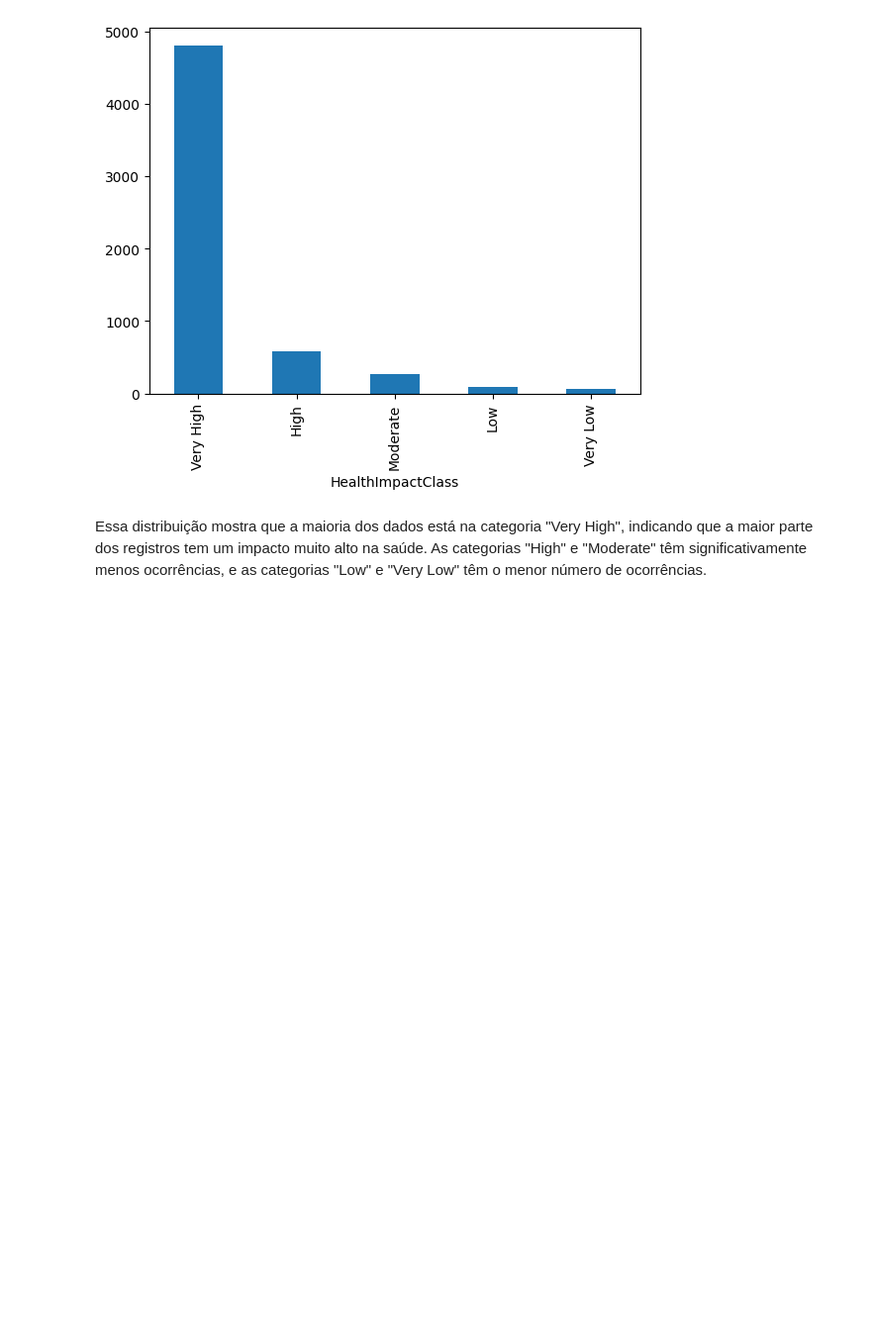
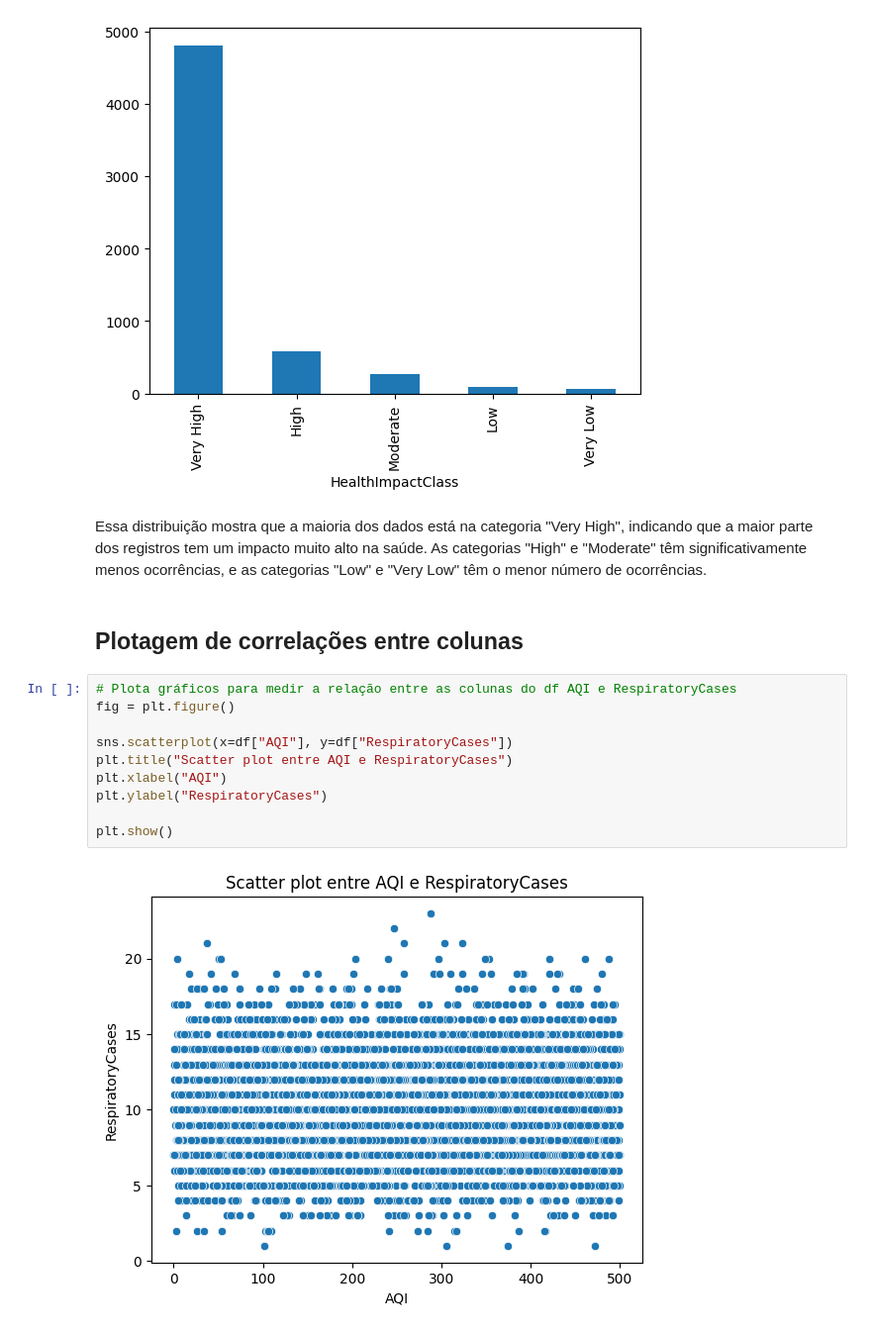
Before and after one commit to Mariana-Marinho/Health-Data-Project, a Jupyter notebook: Projeto_HealthData.ipynb, the cells around one changed output. Shown at 99% size. Cells and saved outputs as stored; diff of their text form; blank space fills up the shorter version.

```diff
--- a/Projeto_HealthData.ipynb
+++ b/Projeto_HealthData.ipynb
@@ -209,3 +207,17 @@ plt.show()
 [figure]
 # %% [markdown]
 Essa distribuição mostra que a maioria dos dados está na categoria "Very High", indicando que a maior parte dos registros tem um impacto muito alto na saúde. As categorias "High" e "Moderate" têm significativamente menos ocorrências, e as categorias "Low" e "Very Low" têm o menor número de ocorrências.
+# %% [markdown]
+## Plotagem de correlações entre colunas
+# %%
+# Plota gráficos para medir a relação entre as colunas do df AQI e RespiratoryCases
+fig = plt.figure()
+
+sns.scatterplot(x=df["AQI"], y=df["RespiratoryCases"])
+plt.title("Scatter plot entre AQI e RespiratoryCases")
+plt.xlabel("AQI")
+plt.ylabel("RespiratoryCases")
+
+plt.show()
+# %% [output]
+[figure, added]
```
Also changed, not shown: parts of 29 cells of this notebook, 2 other files.
